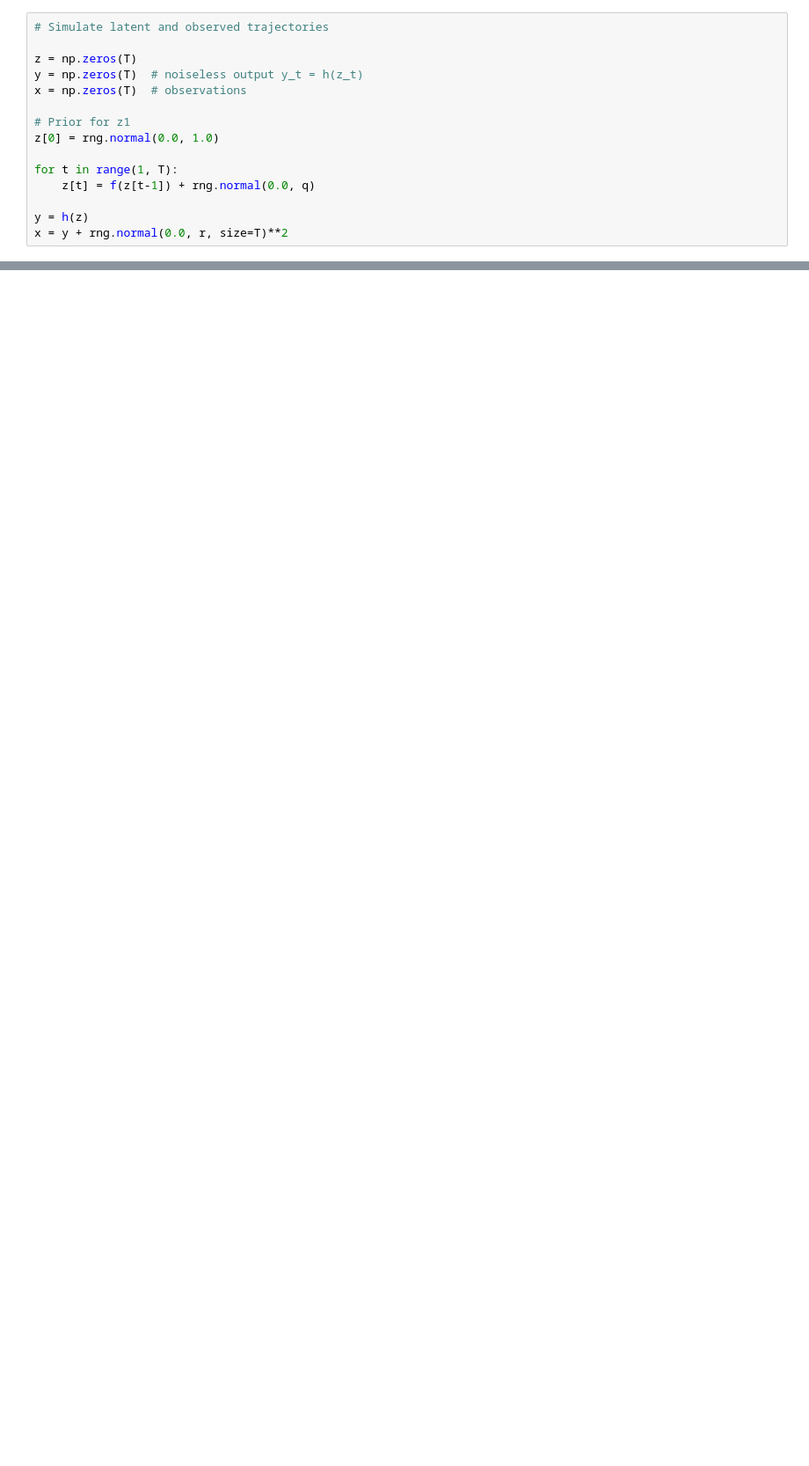
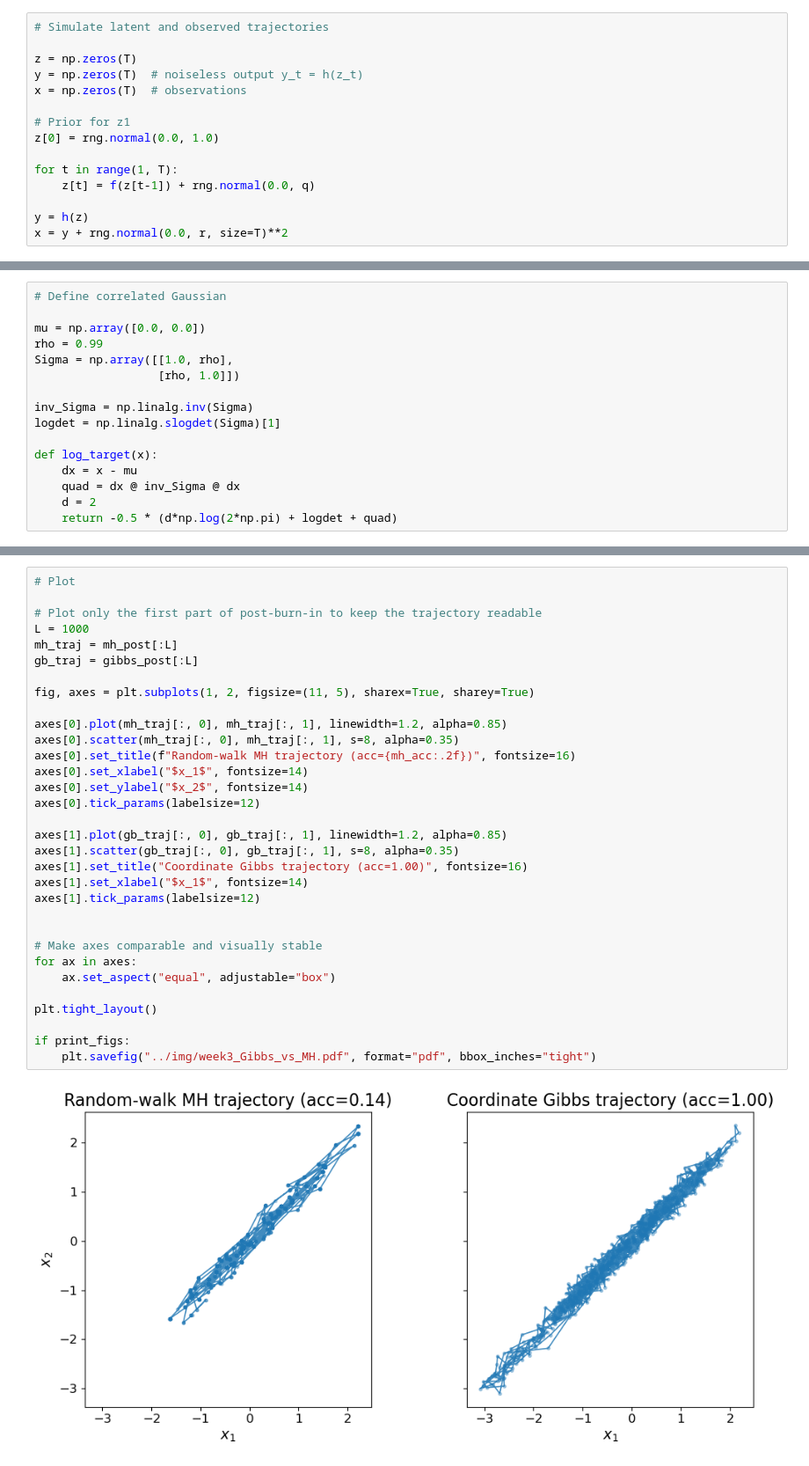
Before and after one commit to felipe-tobar/Probabilistic-Generative-Models, a Jupyter notebook: demos/week3.ipynb, the cells around one changed output, grey strips where cells are left out. Shown at 88% size. Saved outputs shown, nothing was run; the diff lists cells and outputs as text; blank space fills up the shorter version.

```diff
--- a/demos/week3.ipynb
+++ b/demos/week3.ipynb
@@ -225,0 +318,16 @@ if print_figs:
+# %%
+# Define correlated Gaussian
+
+mu = np.array([0.0, 0.0])
+rho = 0.99
+Sigma = np.array([[1.0, rho],
+                  [rho, 1.0]])
+
+inv_Sigma = np.linalg.inv(Sigma)
+logdet = np.linalg.slogdet(Sigma)[1]
+
+def log_target(x):
+    dx = x - mu
+    quad = dx @ inv_Sigma @ dx
+    d = 2
+    return -0.5 * (d*np.log(2*np.pi) + logdet + quad)
@@ -225,0 +394,34 @@ if print_figs:
+# %%
+# Plot
+
+# Plot only the first part of post-burn-in to keep the trajectory readable
+L = 1000
+mh_traj = mh_post[:L]
+gb_traj = gibbs_post[:L]
+
+fig, axes = plt.subplots(1, 2, figsize=(11, 5), sharex=True, sharey=True)
+
+axes[0].plot(mh_traj[:, 0], mh_traj[:, 1], linewidth=1.2, alpha=0.85)
+axes[0].scatter(mh_traj[:, 0], mh_traj[:, 1], s=8, alpha=0.35)
+axes[0].set_title(f"Random-walk MH trajectory (acc={mh_acc:.2f})", fontsize=16)
+axes[0].set_xlabel("$x_1$", fontsize=14)
+axes[0].set_ylabel("$x_2$", fontsize=14)
+axes[0].tick_params(labelsize=12)
+
+axes[1].plot(gb_traj[:, 0], gb_traj[:, 1], linewidth=1.2, alpha=0.85)
+axes[1].scatter(gb_traj[:, 0], gb_traj[:, 1], s=8, alpha=0.35)
+axes[1].set_title("Coordinate Gibbs trajectory (acc=1.00)", fontsize=16)
+axes[1].set_xlabel("$x_1$", fontsize=14)
+axes[1].tick_params(labelsize=12)
+
+
+# Make axes comparable and visually stable
+for ax in axes:
+    ax.set_aspect("equal", adjustable="box")
+
+plt.tight_layout()
+
+if print_figs:
+    plt.savefig("../img/week3_Gibbs_vs_MH.pdf", format="pdf", bbox_inches="tight")
+# %% [output]
+[figure, added]
```
Also changed, not shown: parts of 15 cells of this notebook, 9 other files.
